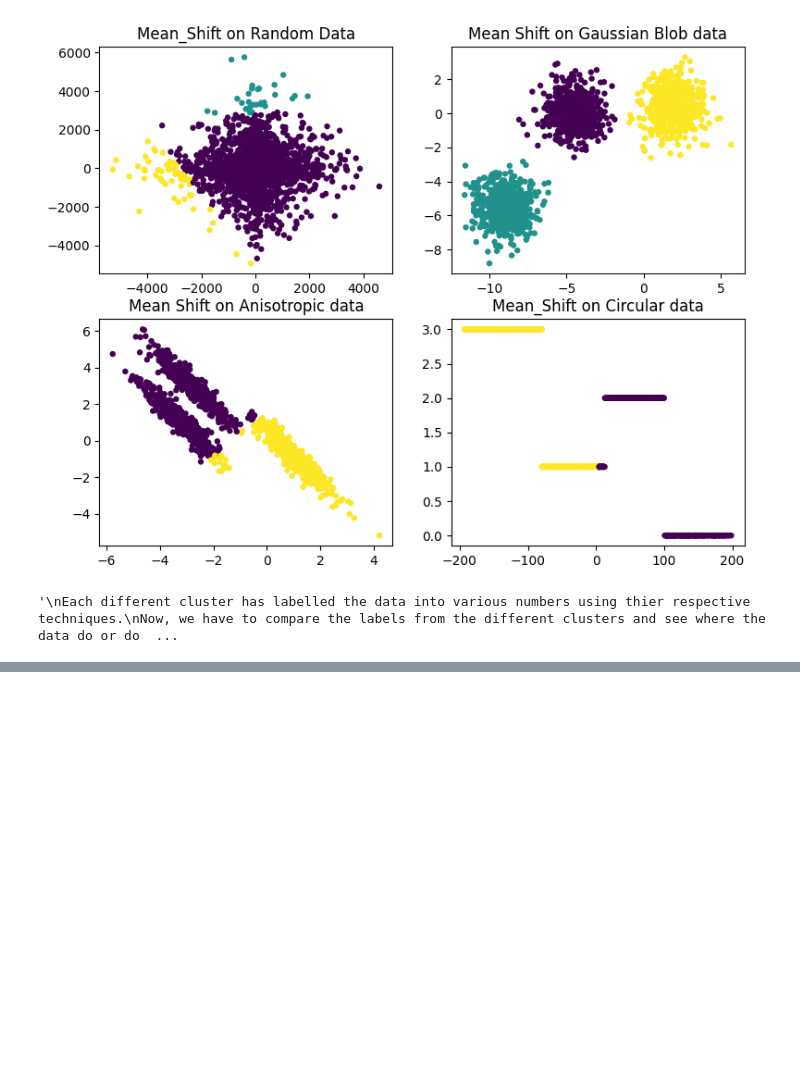
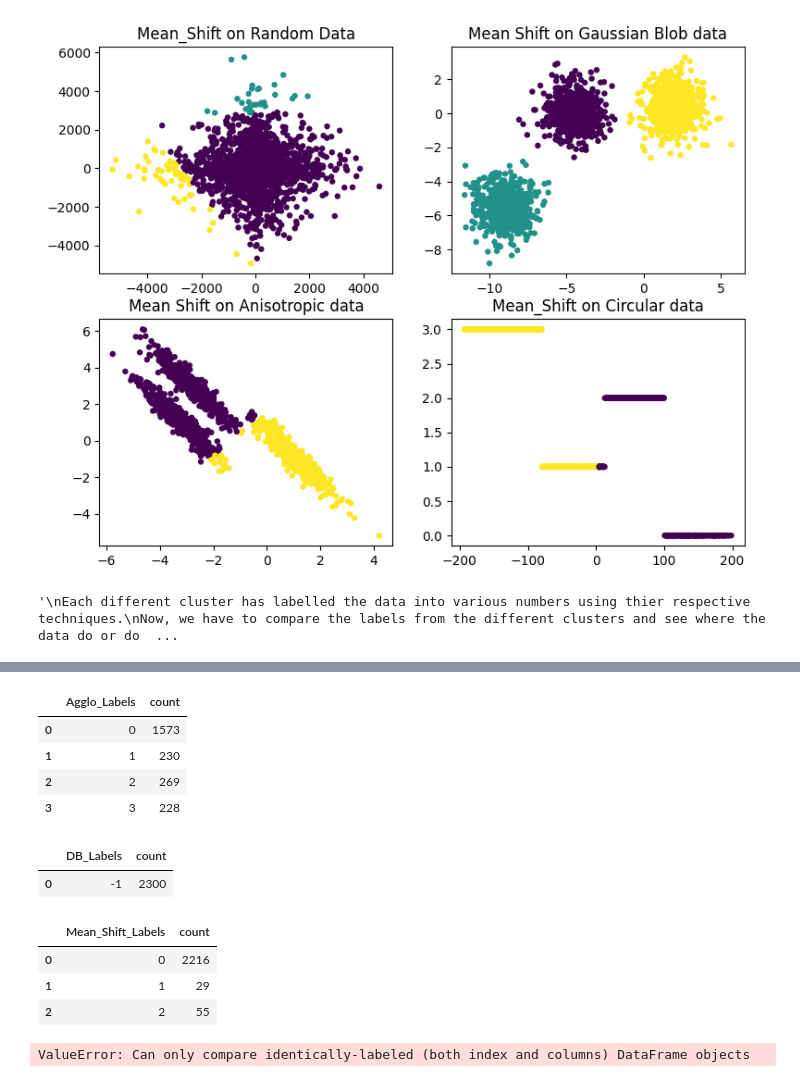
Before and after one commit to KizMan-23/unsupervised_models, a Jupyter notebook: clusters.ipynb, the cells around one changed output, grey strips where cells are left out. Saved outputs shown, nothing was run; the diff lists cells and outputs as text; code cells hidden in the pictures; blank space fills up the shorter version.

```diff
--- a/clusters.ipynb
+++ b/clusters.ipynb
@@ -341,0 +355,24 @@ Name: count, Length: 2300, dtype: int64
+# %%
+class_agglo_size
+# %% [output]
+|  | Agglo_Labels | count |
+| 0 | 0 | 1573 |
+| 1 | 1 | 230 |
+| 2 | 2 | 269 |
+| 3 | 3 | 228 |
+# %%
+class_db_size
+# %% [output]
+|  | DB_Labels | count |
+| 0 | -1 | 2300 |
+# %%
+class_mean_size
+# %% [output]
+|  | Mean_Shift_Labels | count |
+| 0 | 0 | 2216 |
+| 1 | 1 | 29 |
+| 2 | 2 | 55 |
+# %%
+class_kmeans.compare(class_agglo, keep_shape=True, keep_equal=True, result_names = ('kmeans', 'Agglo'))
+# %% [output]
+ValueError: Can only compare identically-labeled (both index and columns) DataFrame objects
```
Also changed, not shown: parts of 4 cells of this notebook, 1 other file.
